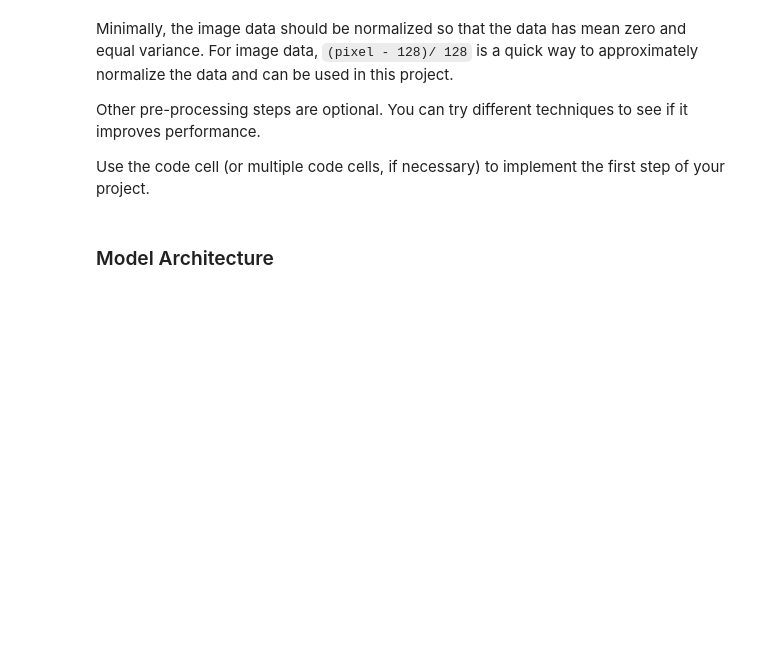
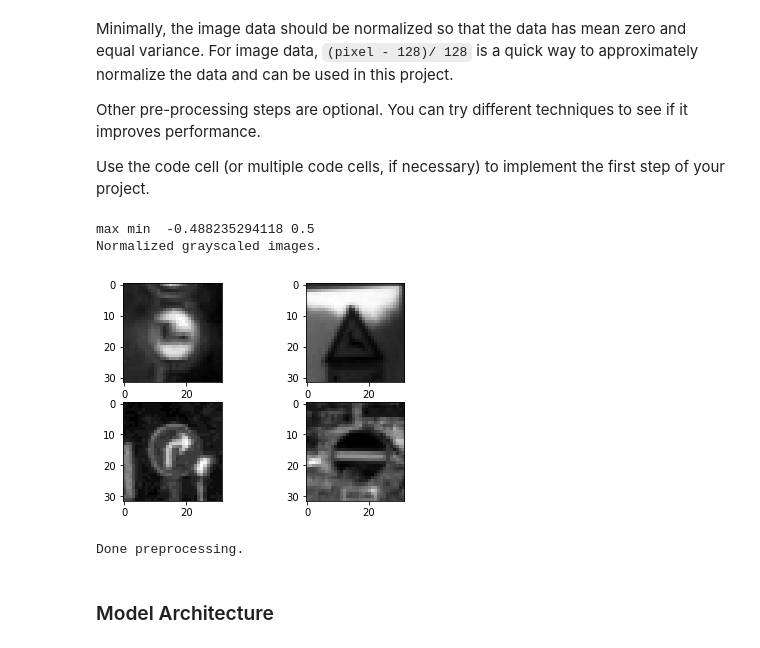
Before and after one commit to bgcarvalho/CarND-Term1-P2, a Jupyter notebook: Notebook.ipynb, the cells around one changed output. Cells and saved outputs as stored; diff of their text form; code cells hidden in the pictures; blank space fills up the shorter version.

Commit message:
some changes after run on AWS with GPU, acc=90%

```diff
--- a/Notebook.ipynb
+++ b/Notebook.ipynb
@@ -61,10 +61,10 @@ Complete the basic data summary below. Use python, numpy and/or pandas methods t
 n_train = X_train0.shape[0]
 
 # Number of validation examples
-n_validation = X_valid.shape[0]
+n_validation = X_valid0.shape[0]
 
 # Number of testing examples.
-n_test = X_test.shape[0]
+n_test = X_test0.shape[0]
 
 # What's the shape of an traffic sign image?
 image_shape = X_train0.shape[1], X_train0.shape[2], X_train0.shape[3]
@@ -171,46 +171,76 @@ Use the code cell (or multiple code cells, if necessary) to implement the first
 ### Preprocess the data here.
 
 from sklearn.utils import shuffle
+from skimage import exposure
+from skimage.color import rgb2gray
 from datetime import datetime
-import cv2
+# import cv2 # grayscale function
 
 # normalization
-X_train1 = (X_train0 - 128)/128
-X_valid1 = (X_valid0 - 128)/128
+#X_train1 = (X_train0 - 128)/128
+#X_valid1 = (X_valid0 - 128)/128
 
 # training data
 X_train = np.zeros((n_train, X_train0.shape[1], X_train0.shape[2], 1), np.int)
 
 # validation data
 X_valid = np.zeros((n_validation, X_valid0.shape[1], X_valid0.shape[2], 1), np.int)
 
+# grayscale luminosity
+#lum = np.ndarray((3,), np.float, np.array([0.210, 0.720, 0.070]))
+lum = np.ndarray((3,), np.float, np.array([0.299, 0.587, 0.114]))
+
 y_train = y_train0
+y_valid = y_valid0
+
 for i in range(n_train):
     # grayscale with CV2
     #X_train[i,:,:,:] = cv2.cvtColor(X_train[i,:,:,:], cv2.COLOR_RGB2GRAY)
 
     # grayscale with luminosity
     # 0.21 R + 0.72 G + 0.07 B.
     #X_train[i,:,:,0] = (X_train1[i,:,:,0]*0.21 + X_train1[i,:,:,1]*0.72 + X_train1[i,:,:,2]*0.07).astype(int)
     # also suggested in CarND online foruns
-    X_train[i,:,:,0] = np.dot(X_train1[i,:,:,:], [0.21, 0.72, 0.07]).astype(int)
+    #X_train[i,:,:,0] = np.dot(X_train1[i,:,:,:], lum).astype(int)
+    X_train[i,:,:,0] = np.dot(X_train0[i,:,:,:], lum)
+    #p2, p98 = np.percentile(X_train1[i,:,:,:], (2, 98))
+    #X_train1[i,:,:,:] = exposure.rescale_intensity(X_train1[i,:,:,:], in_range=(p2, p98))
+    #pass
+    #X_train[i,:,:,0] = np.dot(X_train1[i,:,:,:]
+    #X_train[i,:,:,0] = rgb2gray(X_train1[i,:,:,:])
+
 
 for i in range(n_validation):
     # grayscale of the normalized image
-    X_valid[i,:,:,0] = np.dot(X_valid1[i,:,:,:], [0.21, 0.72, 0.07]).astype(int)
+    X_valid[i,:,:,0] = np.dot(X_valid0[i,:,:,:], lum).astype(int)
 
+# normalized after grayscale and save computing costs
+X_train = (X_train/255.0)-0.5
+X_valid = (X_valid/255.0)-0.5
+
+# check data
+print("max min ",np.amin(X_train), np.amax(X_train))
+
+#plt.figure()
+#plt.hist(np.amax(X_train), 11)
 
 #X_train, y_train = shuffle(X_train, y_train)
 
 fig, axs = plt.subplots(nrows=2, ncols=2)
-axs[0, 0].imshow(X_train[im1,:,:,:])
-axs[0, 1].imshow(X_train[im2,:,:,:])
-axs[1, 0].imshow(X_train[im3,:,:,:])
-axs[1, 1].imshow(X_train[im4,:,:,:])
+axs[0, 0].imshow(X_train[im1,:,:,0], cmap=plt.cm.gray)
+axs[0, 1].imshow(X_train[im2,:,:,0], cmap=plt.cm.gray)
+axs[1, 0].imshow(X_train[im3,:,:,0], cmap=plt.cm.gray)
+axs[1, 1].imshow(X_train[im4,:,:,0], cmap=plt.cm.gray)
 
+print("Normalized grayscaled images.")
 plt.show()
 
 print("Done preprocessing.")
+# %% [output]
+max min  -0.488235294118 0.5
+Normalized grayscaled images.
+[figure, added]
+Done preprocessing.
 # %% [markdown]
 ### Model Architecture
 # %%
```
Also changed, not shown: parts of 7 cells of this notebook.
